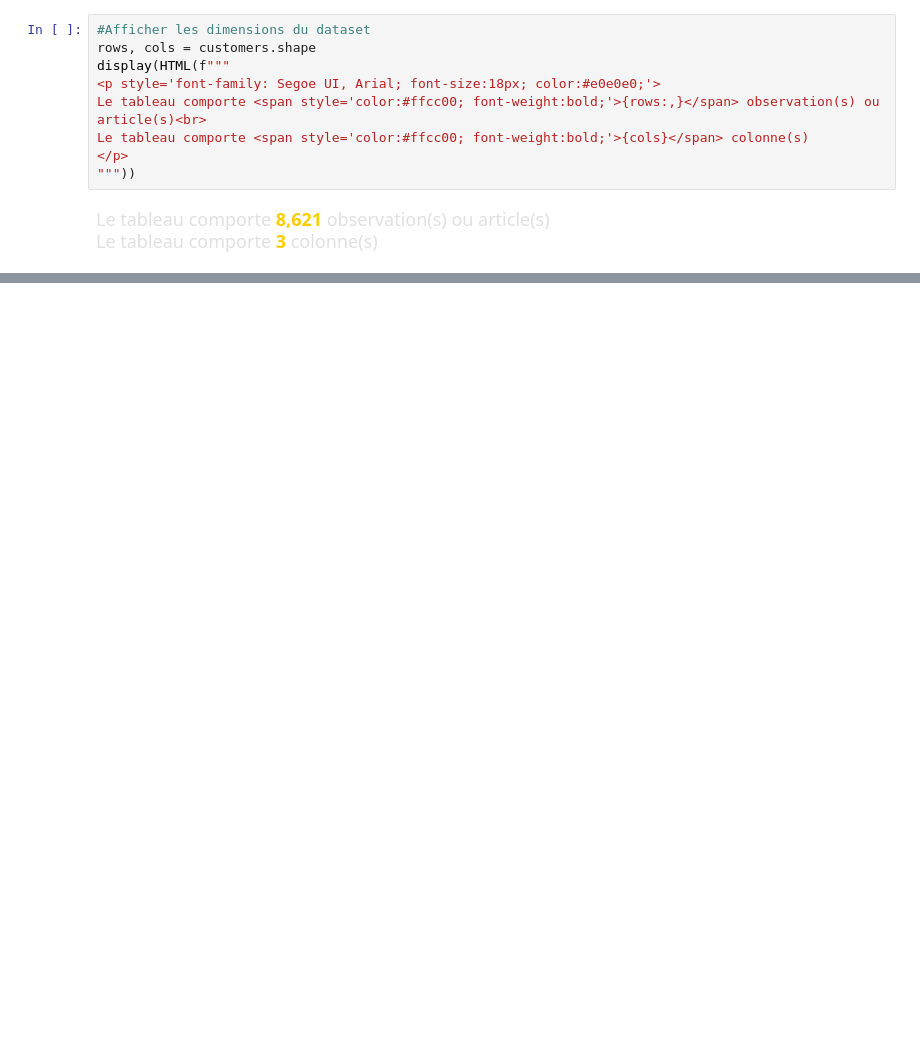
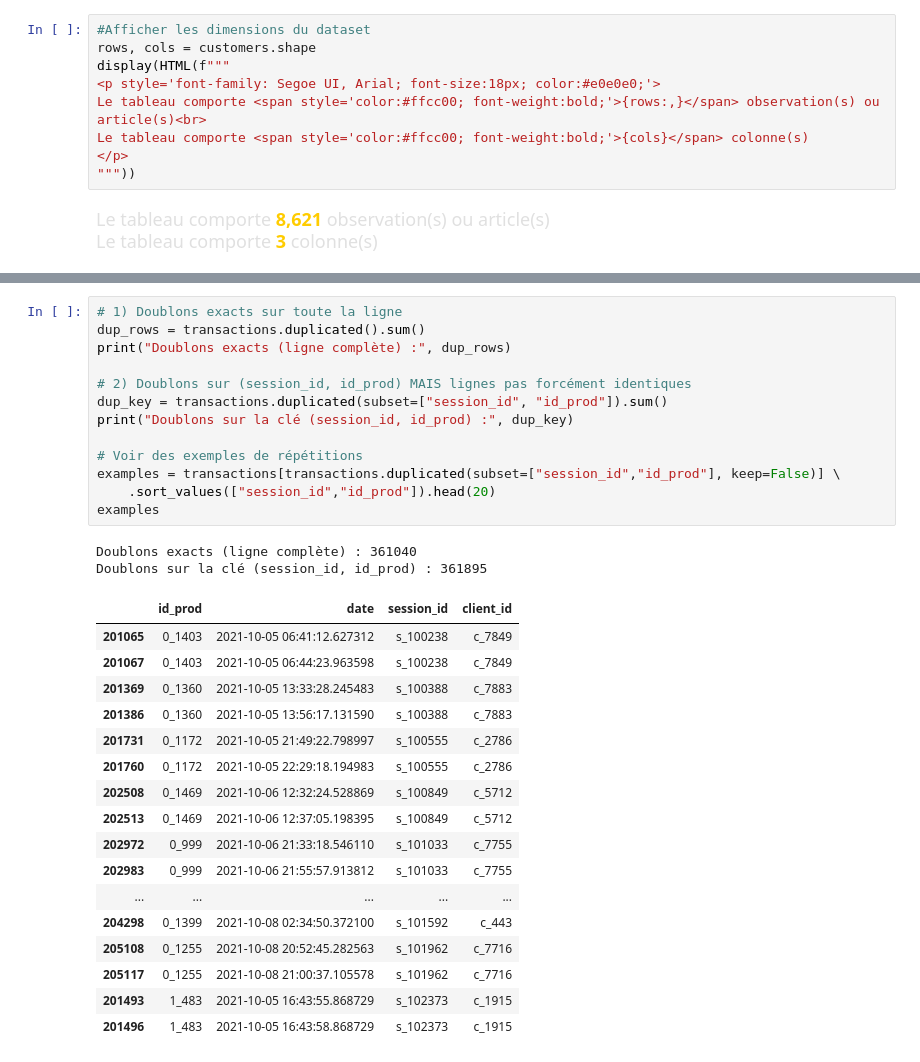
Before and after one commit to Stephane-OC/lapage, a Jupyter notebook: analyse_lapage.ipynb, the cells around one changed output, grey strips where cells are left out. Drawn from its saved outputs; the diff is of its cells as text; blank space fills up the shorter version.

```diff
--- a/analyse_lapage.ipynb
+++ b/analyse_lapage.ipynb
@@ -492,0 +1146,33 @@ Corrélation entre 'sex' et 'birth' :
+# %%
+# 1) Doublons exacts sur toute la ligne
+dup_rows = transactions.duplicated().sum()
+print("Doublons exacts (ligne complète) :", dup_rows)
+
+# 2) Doublons sur (session_id, id_prod) MAIS lignes pas forcément identiques
+dup_key = transactions.duplicated(subset=["session_id", "id_prod"]).sum()
+print("Doublons sur la clé (session_id, id_prod) :", dup_key)
+
+# Voir des exemples de répétitions
+examples = transactions[transactions.duplicated(subset=["session_id","id_prod"], keep=False)] \
+    .sort_values(["session_id","id_prod"]).head(20)
+examples
+# %% [output]
+Doublons exacts (ligne complète) : 361040
+Doublons sur la clé (session_id, id_prod) : 361895
+|  | id_prod | date | session_id | client_id |
+| 201065 | 0_1403 | 2021-10-05 06:41:12.627312 | s_100238 | c_7849 |
+| 201067 | 0_1403 | 2021-10-05 06:44:23.963598 | s_100238 | c_7849 |
+| 201369 | 0_1360 | 2021-10-05 13:33:28.245483 | s_100388 | c_7883 |
+| 201386 | 0_1360 | 2021-10-05 13:56:17.131590 | s_100388 | c_7883 |
+| 201731 | 0_1172 | 2021-10-05 21:49:22.798997 | s_100555 | c_2786 |
+| 201760 | 0_1172 | 2021-10-05 22:29:18.194983 | s_100555 | c_2786 |
+| 202508 | 0_1469 | 2021-10-06 12:32:24.528869 | s_100849 | c_5712 |
+| 202513 | 0_1469 | 2021-10-06 12:37:05.198395 | s_100849 | c_5712 |
+| 202972 | 0_999 | 2021-10-06 21:33:18.546110 | s_101033 | c_7755 |
+| 202983 | 0_999 | 2021-10-06 21:55:57.913812 | s_101033 | c_7755 |
+| ... | ... | ... | ... | ... |
+| 204298 | 0_1399 | 2021-10-08 02:34:50.372100 | s_101592 | c_443 |
+| 205108 | 0_1255 | 2021-10-08 20:52:45.282563 | s_101962 | c_7716 |
+| 205117 | 0_1255 | 2021-10-08 21:00:37.105578 | s_101962 | c_7716 |
+| 201493 | 1_483 | 2021-10-05 16:43:55.868729 | s_102373 | c_1915 |
+| 201496 | 1_483 | 2021-10-05 16:43:58.868729 | s_102373 | c_1915 |
```
Also changed, not shown: parts of 49 cells of this notebook.
